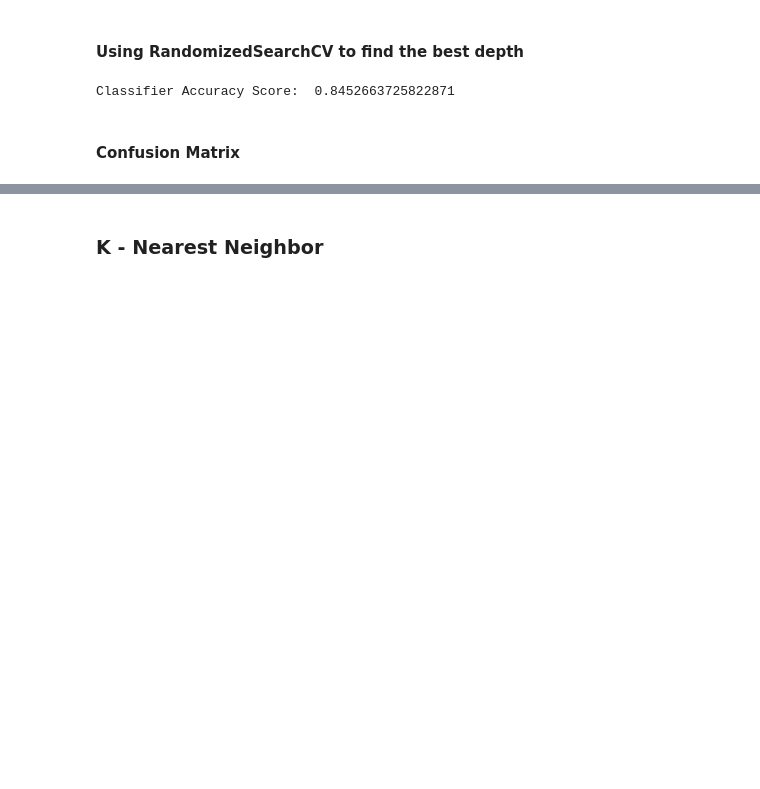
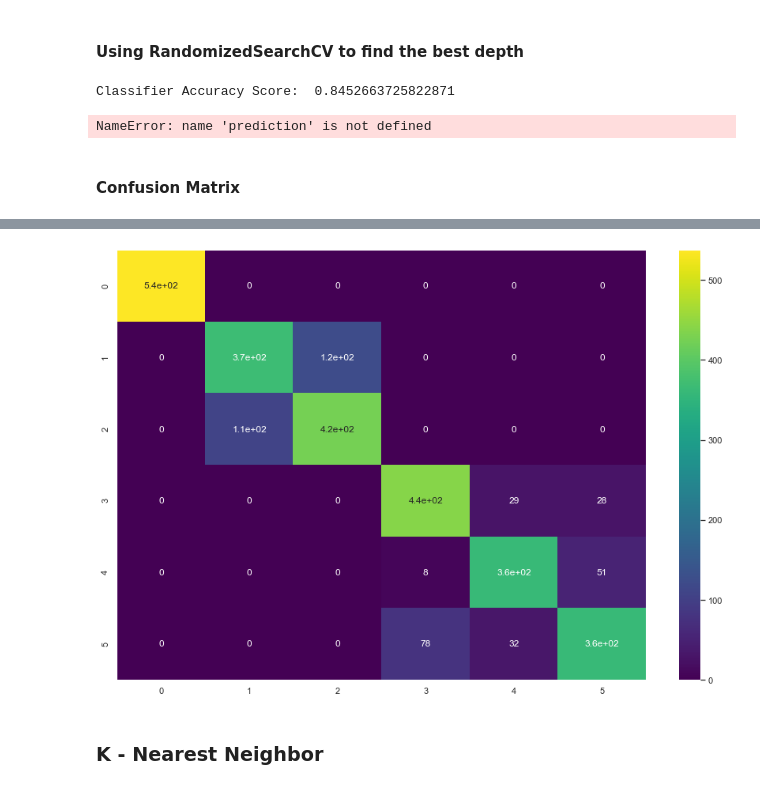
Before and after one commit to Arx1971/Human-Activity-Recognition-Classifier, a Jupyter notebook: human_activity_classifier.ipynb, the cells around one changed output, grey strips where cells are left out. Saved outputs shown, nothing was run; the diff lists cells and outputs as text; code cells hidden in the pictures; blank space fills up the shorter version.

```diff
--- a/human_activity_classifier.ipynb
+++ b/human_activity_classifier.ipynb
@@ -167,3 +177,8 @@ Classifier Accuracy Score:  0.8452663725822871
+# %%
+rs_prediction = rs_cv_model.predict(X_test)
+print('Classifier Accuracy Score: ', accuracy_score(y_test, prediction))
+# %% [output]
+NameError: name 'prediction' is not defined
 # %% [markdown]
 #### Confusion Matrix
 # %%
@@ -172,6 +187,6 @@ from sklearn.metrics import confusion_matrix
 colormap = plt.cm.viridis
 cf_matrix = confusion_matrix(y_test.values, rs_cv_pred)
 f,ax=plt.subplots(figsize=(15,10))
-sns.heatmap(cf_matrix, annot=True, ax=ax, fmt=.2%, cmap=colormap)
+sns.heatmap(cf_matrix, annot=True, ax=ax, cmap=colormap)
 plt.show()
 # %% [output]
@@ -179,2 +193,3 @@ SyntaxError: invalid syntax (<ipython-input-110-04ad9d0b20a0>, line 6)
+[figure, added]
 # %% [markdown]
  ### K - Nearest Neighbor
```
Also changed, not shown: parts of 2 cells of this notebook, 1 other file.
